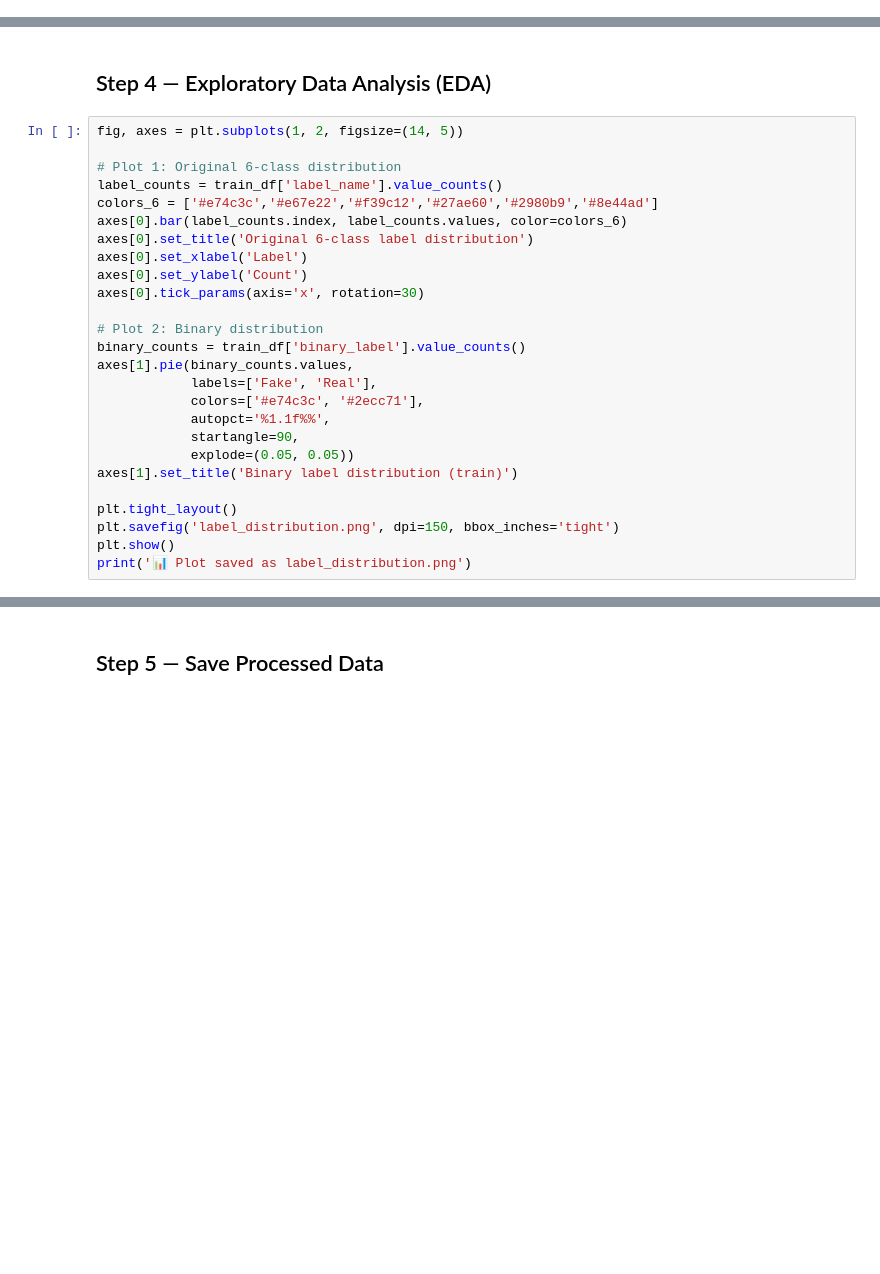
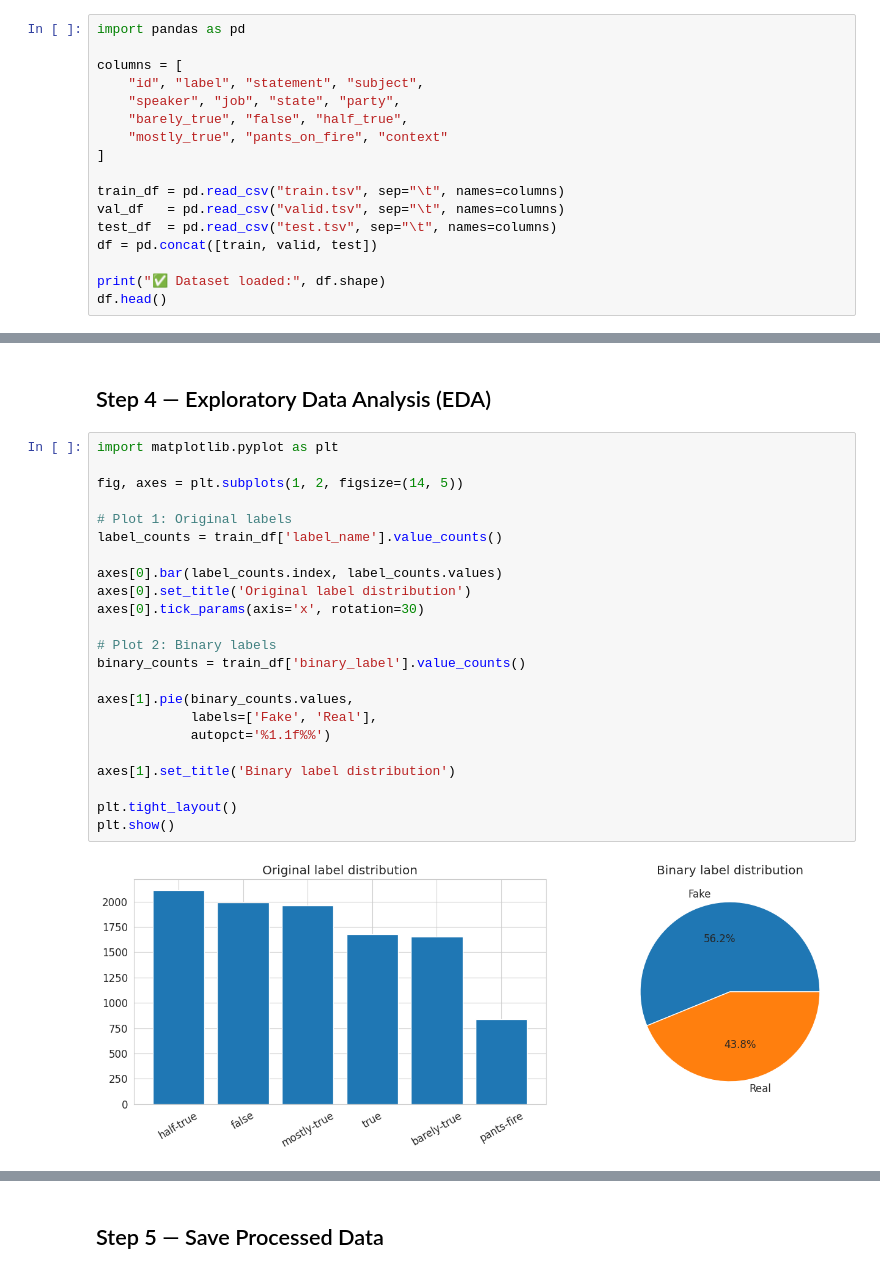
Before and after one commit to pragati523/fake-news-graph-ml, a Jupyter notebook: 01_data_exploration.ipynb, the cells around one changed output, grey strips where cells are left out. Drawn from its saved outputs; the diff is of its cells as text; blank space fills up the shorter version.

```diff
--- a/01_data_exploration.ipynb
+++ b/01_data_exploration.ipynb
@@ -54,0 +87,17 @@ train_df.head()
+# %%
+import pandas as pd
+
+columns = [
+    "id", "label", "statement", "subject",
+    "speaker", "job", "state", "party",
+    "barely_true", "false", "half_true",
+    "mostly_true", "pants_on_fire", "context"
+]
+
+train_df = pd.read_csv("train.tsv", sep="\t", names=columns)
+val_df   = pd.read_csv("valid.tsv", sep="\t", names=columns)
+test_df  = pd.read_csv("test.tsv", sep="\t", names=columns)
+df = pd.concat([train, valid, test])
+
+print("✅ Dataset loaded:", df.shape)
+df.head()
@@ -79,29 +146,28 @@ print(f'\nBinary — Fake: {(train_df.binary_label==1).sum():,}  |  Real: {(trai
 # %% [markdown]
 ## Step 4 — Exploratory Data Analysis (EDA)
 # %%
+import matplotlib.pyplot as plt
+
 fig, axes = plt.subplots(1, 2, figsize=(14, 5))
 
-# Plot 1: Original 6-class distribution
+# Plot 1: Original labels
 label_counts = train_df['label_name'].value_counts()
-colors_6 = ['#e74c3c','#e67e22','#f39c12','#27ae60','#2980b9','#8e44ad']
-axes[0].bar(label_counts.index, label_counts.values, color=colors_6)
-axes[0].set_title('Original 6-class label distribution')
-axes[0].set_xlabel('Label')
-axes[0].set_ylabel('Count')
+
+axes[0].bar(label_counts.index, label_counts.values)
+axes[0].set_title('Original label distribution')
 axes[0].tick_params(axis='x', rotation=30)
 
-# Plot 2: Binary distribution
+# Plot 2: Binary labels
 binary_counts = train_df['binary_label'].value_counts()
+
 axes[1].pie(binary_counts.values,
             labels=['Fake', 'Real'],
-            colors=['#e74c3c', '#2ecc71'],
-            autopct='%1.1f%%',
-            startangle=90,
-            explode=(0.05, 0.05))
-axes[1].set_title('Binary label distribution (train)')
+            autopct='%1.1f%%')
+
+axes[1].set_title('Binary label distribution')
 
 plt.tight_layout()
-plt.savefig('label_distribution.png', dpi=150, bbox_inches='tight')
 plt.show()
-print('📊 Plot saved as label_distribution.png')
+# %% [output]
+[figure, added]
 # %%
```
Also changed, not shown: parts of 13 cells of this notebook, 22 other files.
